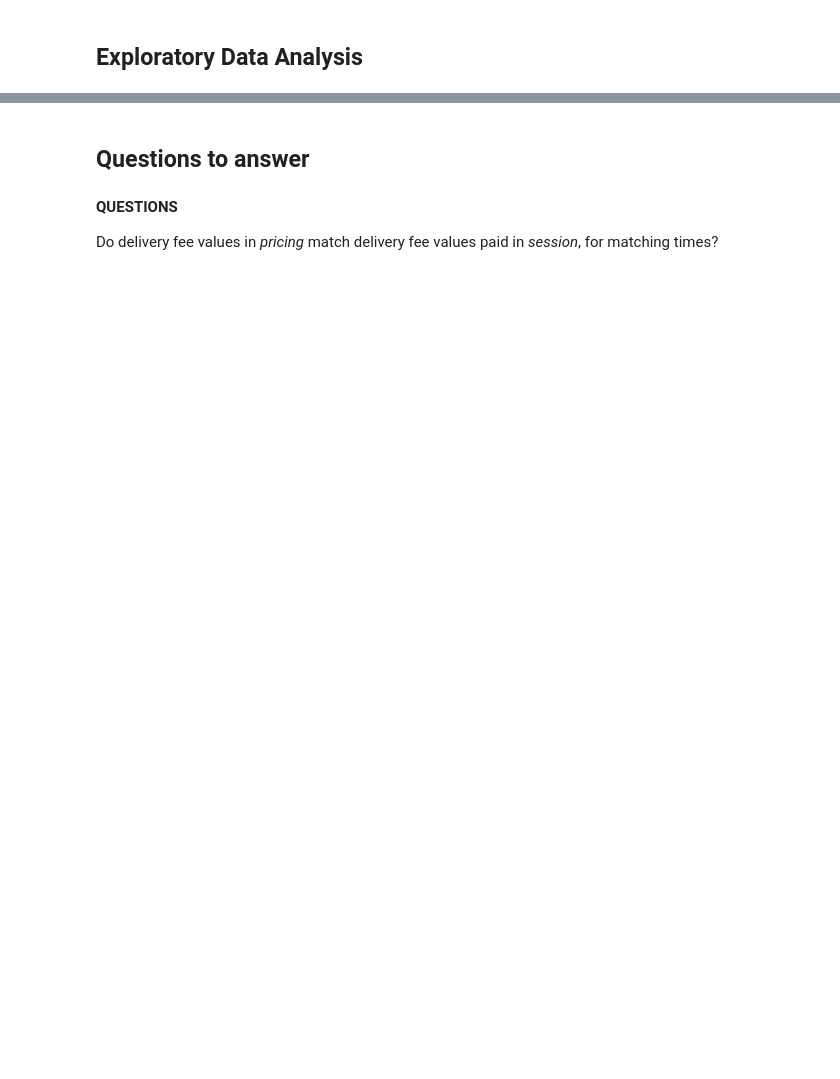
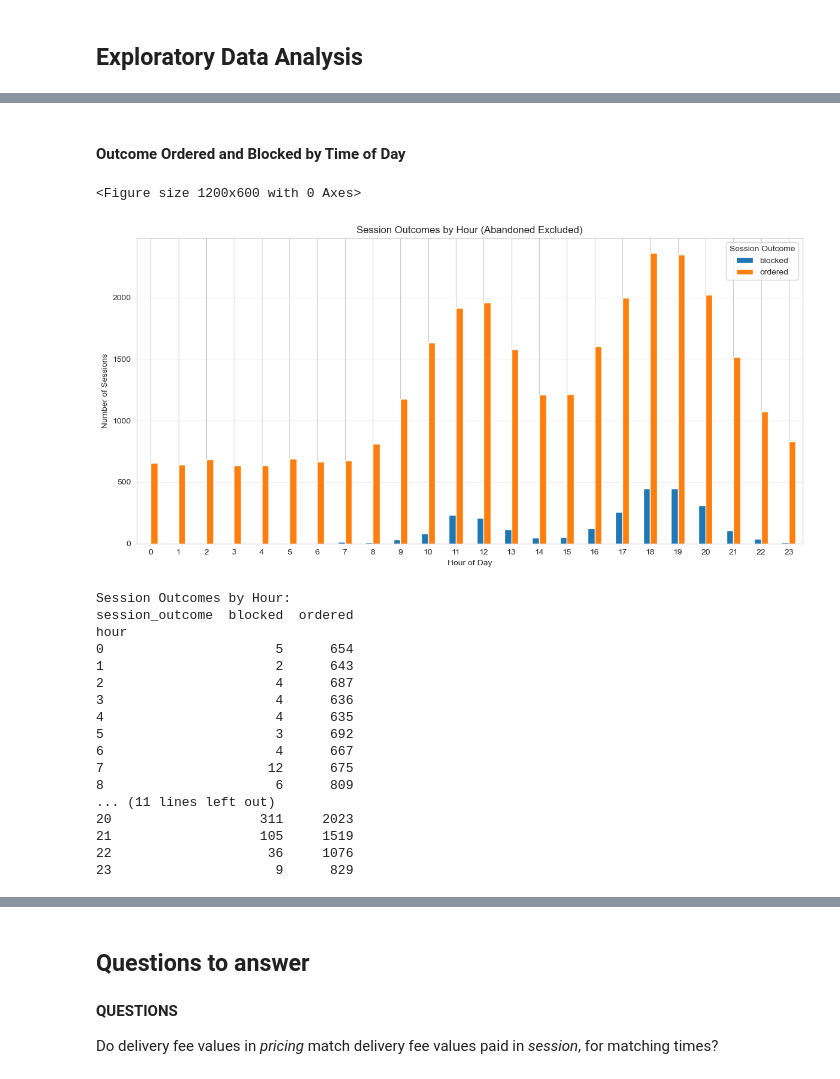
Before and after one commit to brianrichmond/deliveries-dynamic-pricing-model, a Jupyter notebook: notebooks/analysis.ipynb, the cells around one changed output, grey strips where cells are left out. Saved outputs shown, nothing was run; the diff lists cells and outputs as text; code cells hidden in the pictures; blank space fills up the shorter version.

```diff
--- a/notebooks/analysis.ipynb
+++ b/notebooks/analysis.ipynb
@@ -244,0 +328,44 @@ Session - 'session_outcome':
+# %% [markdown]
+#### Outcome Ordered and Blocked by Time of Day
+# %%
+# Filter out 'abandoned' and plot by hour
+session_no_abandoned = session_df[session_df['session_outcome'] != 'abandoned']
+
+# Count by hour and outcome
+outcome_by_hour = session_no_abandoned.groupby(['hour', 'session_outcome']).size().unstack(fill_value=0)
+
+# Plot
+plt.figure(figsize=(12, 6))
+outcome_by_hour.plot(kind='bar', stacked=False)
+plt.title('Session Outcomes by Hour (Abandoned Excluded)')
+plt.xlabel('Hour of Day')
+plt.ylabel('Number of Sessions')
+plt.legend(title='Session Outcome')
+plt.xticks(rotation=0)
+plt.grid(axis='y', alpha=0.3)
+plt.tight_layout()
+plt.show()
+
+# Show the data
+print("\nSession Outcomes by Hour:")
+print(outcome_by_hour)
+# %% [output]
+<Figure size 1200x600 with 0 Axes>
+[figure, added]
+Session Outcomes by Hour:
+session_outcome  blocked  ordered
+hour
+0                      5      654
+1                      2      643
+2                      4      687
+3                      4      636
+4                      4      635
+5                      3      692
+6                      4      667
+7                     12      675
+8                      6      809
+... (11 lines left out)
+20                   311     2023
+21                   105     1519
+22                    36     1076
+23                     9      829
```
Also changed, not shown: parts of 71 cells of this notebook.
